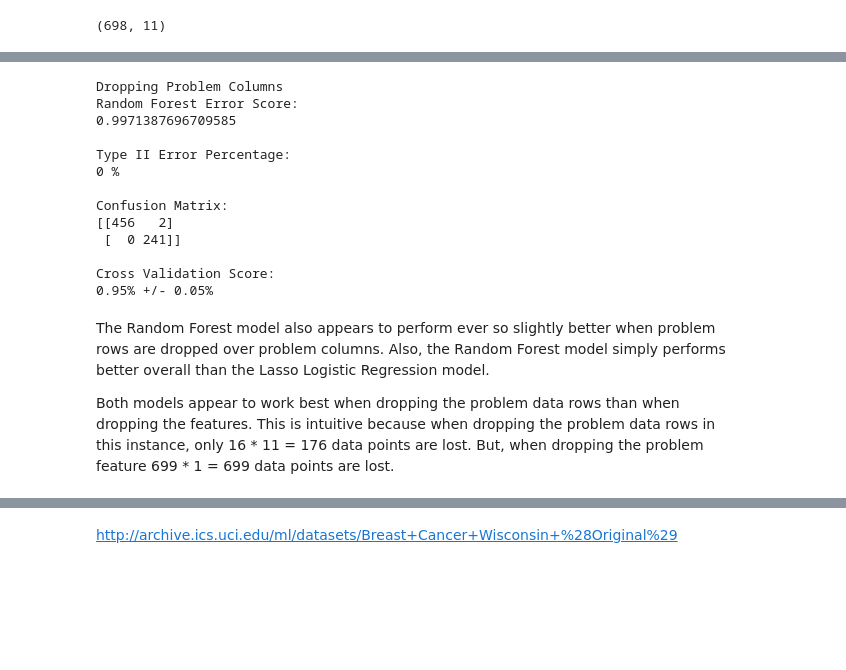
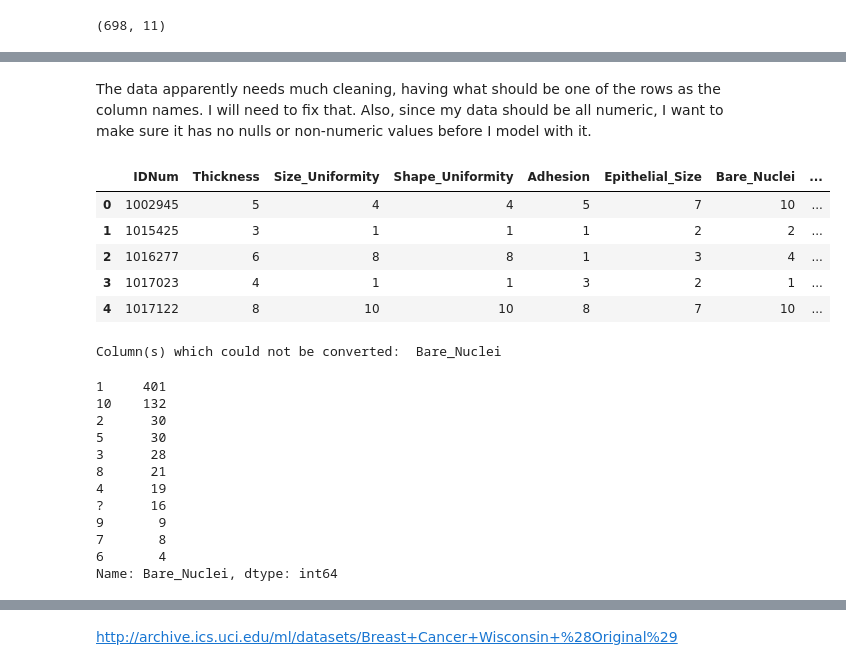
Before and after one commit to bstano/Supervised-Learning, a Jupyter notebook: Cancer Diagnostics.ipynb, the cells around one changed output, grey strips where cells are left out. Drawn from its saved outputs; the diff is of its cells as text; code cells hidden in the pictures; blank space fills up the shorter version.

```diff
--- a/Cancer Diagnostics.ipynb
+++ b/Cancer Diagnostics.ipynb
@@ -282,34 +33,25 @@ Y_predrfc = rfc.predict(X_dc)
-# %%
-ben, mal = confusion_matrix(Y_dc, Y_predrfc)
-if mal[0] == 0:
-    type2 = 0
-else:
-    type2 = mal[0]/(mal[0]+mal[1])
-print("Dropping Problem Columns")
-print('Random Forest Error Score:')
-print(rfc.score(X_dc,Y_dc))
-print('\nType II Error Percentage:')
-print(round(type2*100,2),"%")
-print('\nConfusion Matrix:')
-print(confusion_matrix(Y_dc, Y_predrfc))
-cvscore = cross_val_score(rfc, X_dc, Y_dc)
-print('\nCross Validation Score:')
-print('{}% +/- {}%'.format(round(cvscore.mean(),2),round(cvscore.std()*2,2)))
-# %% [output]
-Dropping Problem Columns
-Random Forest Error Score:
-0.9971387696709585
-
-Type II Error Percentage:
-0 %
-
-Confusion Matrix:
-[[456   2]
- [  0 241]]
-
-Cross Validation Score:
-0.95% +/- 0.05%
-# %% [markdown]
-The Random Forest model also appears to perform ever so slightly better when problem rows are dropped over problem columns. Also, the Random Forest model simply performs better overall than the Lasso Logistic Regression model.
-
-Both models appear to work best when dropping the problem data rows than when dropping the features. This is intuitive because when dropping the problem data rows in this instance, only 16 * 11 = 176 data points are lost. But, when dropping the problem feature 699 * 1 = 699 data points are lost.
+# %% [markdown]
+The data apparently needs much cleaning, having what should be one of the rows as the column names. I will need to fix that.  Also, since my data should be all numeric, I want to make sure it has no nulls or non-numeric values before I model with it.
+# %%
+# set old column to a placeholder to put it in as a new row
+newrow = cancer.columns
+# set dataframes columns to their proper names
+cancer.columns = ['IDNum','Thickness','Size_Uniformity','Shape_Uniformity','Adhesion','Epithelial_Size',
+                     'Bare_Nuclei','Chromatin','Normal_Nucleoli','Mitoses','Class']
+display(cancer.head())
+# %% [output]
+|  | IDNum | Thickness | Size_Uniformity | Shape_Uniformity | Adhesion | Epithelial_Size | Bare_Nuclei | ... |
+| 0 | 1002945 | 5 | 4 | 4 | 5 | 7 | 10 | ... |
+| 1 | 1015425 | 3 | 1 | 1 | 1 | 2 | 2 | ... |
+| 2 | 1016277 | 6 | 8 | 8 | 1 | 3 | 4 | ... |
+| 3 | 1017023 | 4 | 1 | 1 | 3 | 2 | 1 | ... |
+| 4 | 1017122 | 8 | 10 | 10 | 8 | 7 | 10 | ... |
+# %%
+#attempt to convert all columns to float, if I cannot, print which row makes it impossible.
+for i in range(0,len(cancer.columns)):
+    try:
+        cancer.iloc[:,i].astype(float)
+    except:
+        print("Column(s) which could not be converted: ",cancer.columns[i])
+# %% [output]
+Column(s) which could not be converted:  Bare_Nuclei
@@ -315,0 +61,15 @@ Both models appear to work best when dropping the problem data rows than when dr
+# %%
+print(cancer['Bare_Nuclei'].value_counts())
+# %% [output]
+1     401
+10    132
+2      30
+5      30
+3      28
+8      21
+4      19
+?      16
+9       9
+7       8
+6       4
+Name: Bare_Nuclei, dtype: int64
```
Also changed, not shown: parts of 68 cells of this notebook.
